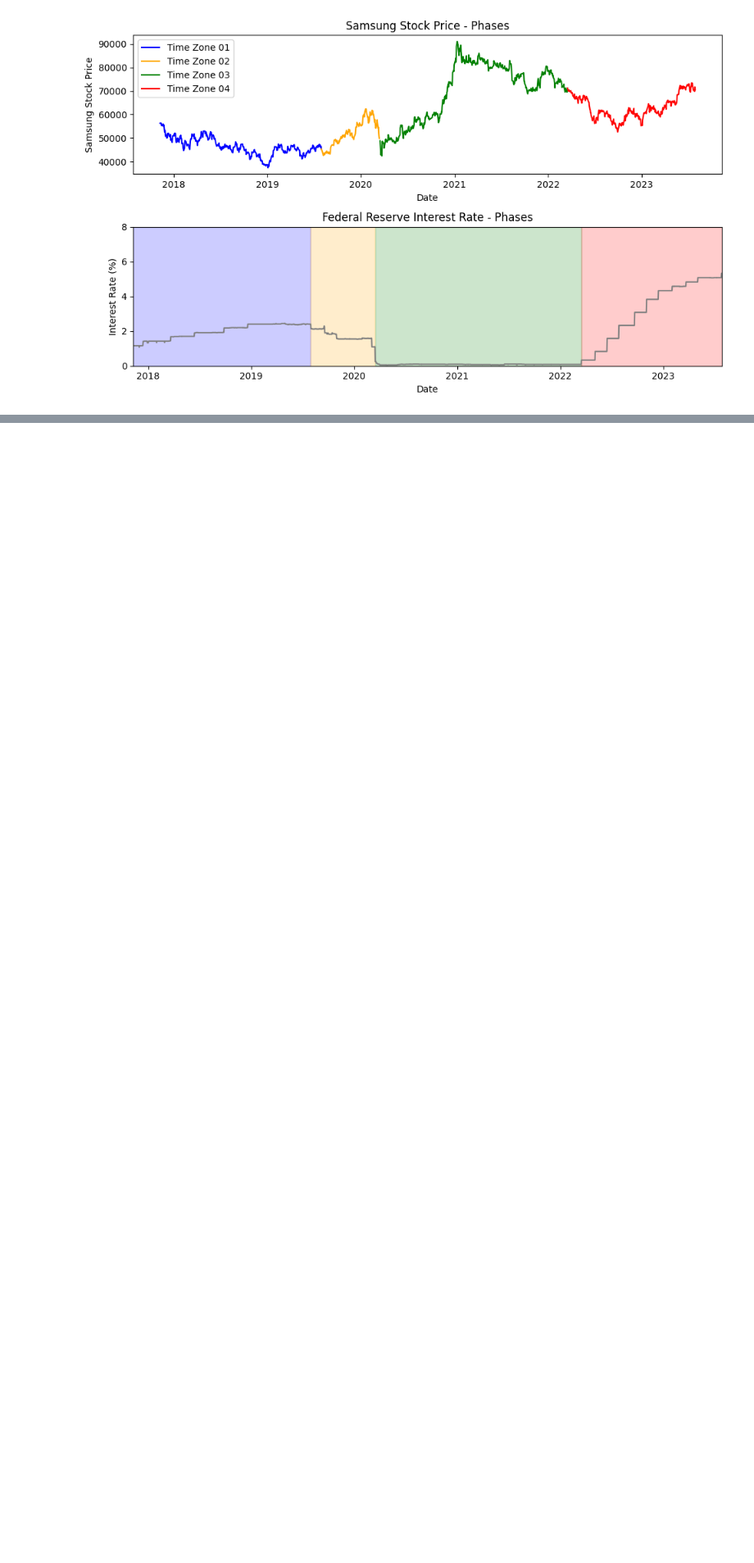
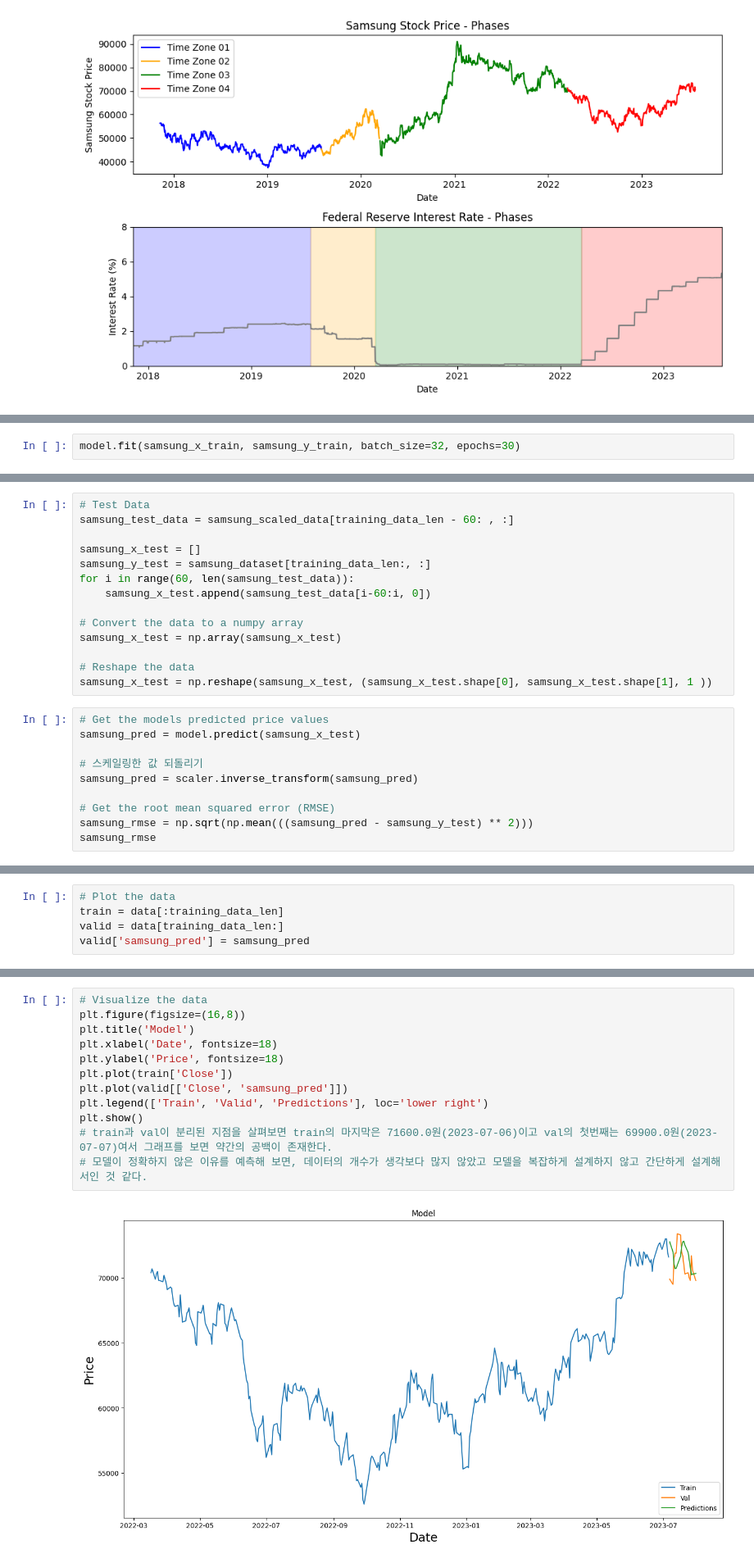
Before and after one commit to kkh0331/Financial_Data_Analysis, a Jupyter notebook: stock_price_data_analysis.ipynb, the cells around one changed output, grey strips where cells are left out. Shown at 82% size. Drawn from its saved outputs; the diff is of its cells as text; blank space fills up the shorter version.

```diff
--- a/stock_price_data_analysis.ipynb
+++ b/stock_price_data_analysis.ipynb
@@ -249,0 +342,2 @@ plt.show()
+# %%
+model.fit(samsung_x_train, samsung_y_train, batch_size=32, epochs=30)
@@ -249,0 +365,24 @@ plt.show()
+# %%
+# Test Data
+samsung_test_data = samsung_scaled_data[training_data_len - 60: , :]
+
+samsung_x_test = []
+samsung_y_test = samsung_dataset[training_data_len:, :]
+for i in range(60, len(samsung_test_data)):
+    samsung_x_test.append(samsung_test_data[i-60:i, 0])
+
+# Convert the data to a numpy array
+samsung_x_test = np.array(samsung_x_test)
+
+# Reshape the data
+samsung_x_test = np.reshape(samsung_x_test, (samsung_x_test.shape[0], samsung_x_test.shape[1], 1 ))
+# %%
+# Get the models predicted price values
+samsung_pred = model.predict(samsung_x_test)
+
+# 스케일링한 값 되돌리기
+samsung_pred = scaler.inverse_transform(samsung_pred)
+
+# Get the root mean squared error (RMSE)
+samsung_rmse = np.sqrt(np.mean(((samsung_pred - samsung_y_test) ** 2)))
+samsung_rmse
@@ -249,0 +392,5 @@ plt.show()
+# %%
+# Plot the data
+train = data[:training_data_len]
+valid = data[training_data_len:]
+valid['samsung_pred'] = samsung_pred
@@ -249,0 +403,14 @@ plt.show()
+# %%
+# Visualize the data
+plt.figure(figsize=(16,8))
+plt.title('Model')
+plt.xlabel('Date', fontsize=18)
+plt.ylabel('Price', fontsize=18)
+plt.plot(train['Close'])
+plt.plot(valid[['Close', 'samsung_pred']])
+plt.legend(['Train', 'Valid', 'Predictions'], loc='lower right')
+plt.show()
+# train과 val이 분리된 지점을 살펴보면 train의 마지막은 71600.0원(2023-07-06)이고 val의 첫번째는 69900.0원(2023-07-07)여서 그래프를 보면 약간의 공백이 존재한다.
+# 모델이 정확하지 않은 이유를 예측해 보면, 데이터의 개수가 생각보다 많지 않았고 모델을 복잡하게 설계하지 않고 간단하게 설계해서인 것 같다.
+# %% [output]
+[figure, added]
```
Also changed, not shown: parts of 33 cells of this notebook, 1 other file.
